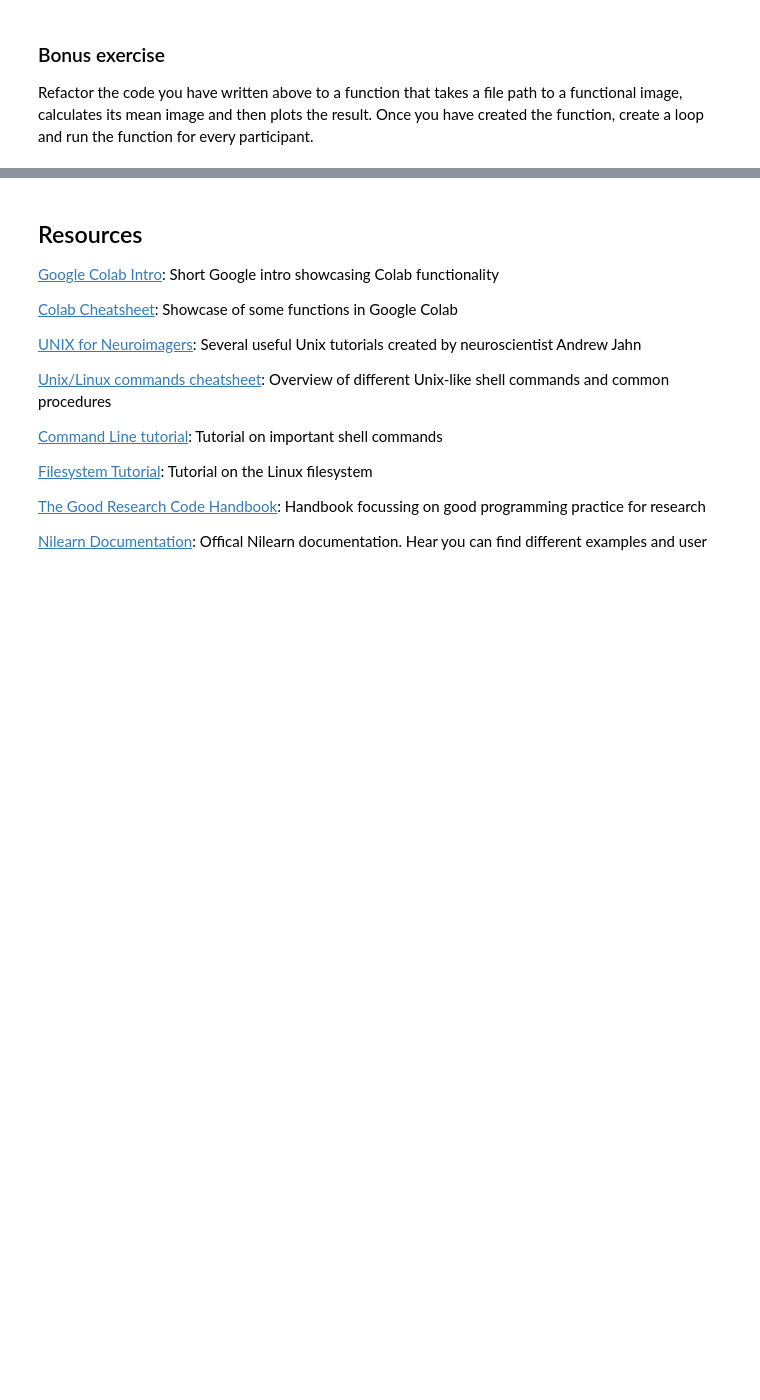
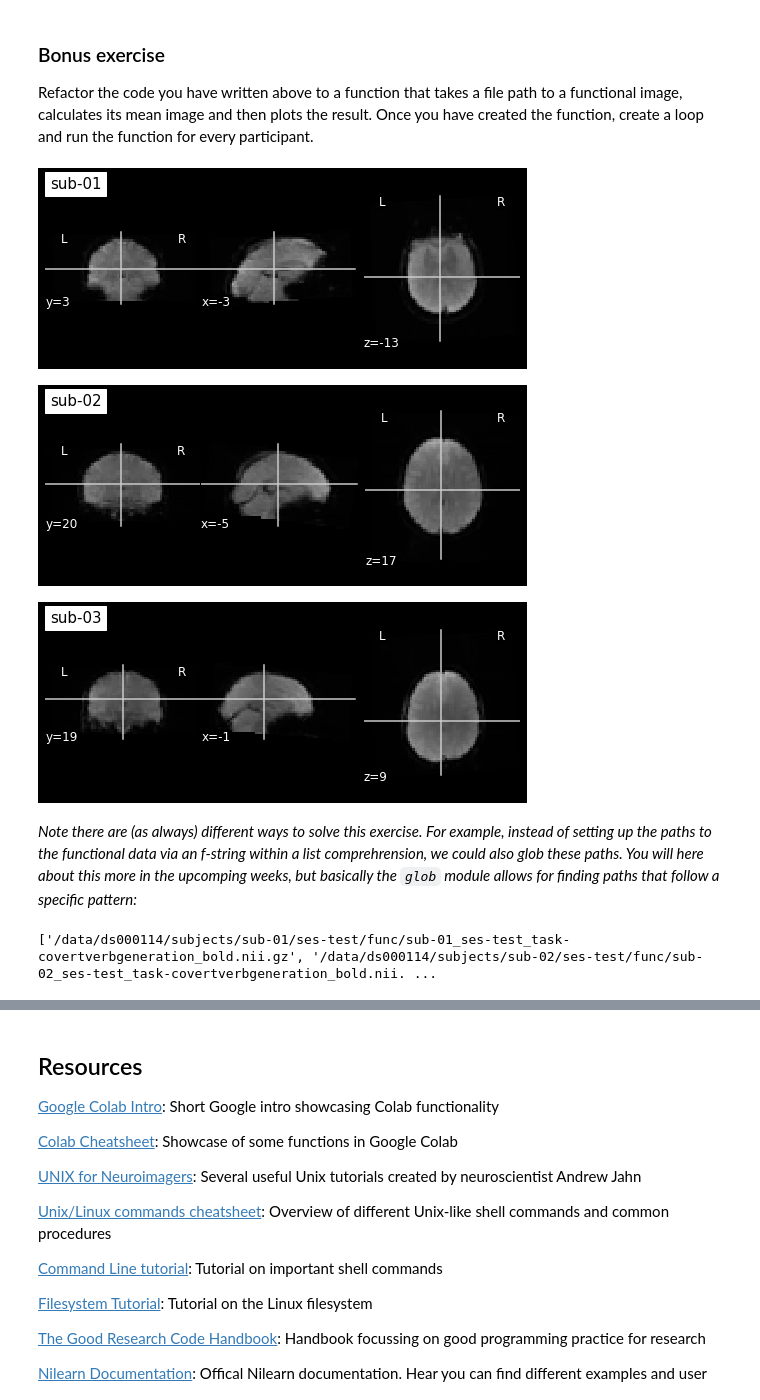
Before and after one commit to lrsktr/tewa-neuroimaging, a Jupyter notebook: 00_intro-and-quickstart/00_intro_and_quickstart.ipynb, the cells around one changed output, grey strips where cells are left out. Saved outputs shown, nothing was run; the diff lists cells and outputs as text; code cells hidden in the pictures; blank space fills up the shorter version.

Commit message:
added solution to exercise

````diff
--- a/00_intro-and-quickstart/00_intro-and-quickstart.ipynb
+++ b/00_intro-and-quickstart/00_intro_and_quickstart.ipynb
@@ -136,7 +143,32 @@ func_img = image.mean_img(" ")
 ### Bonus exercise
 
 Refactor the code you have written above to a function that takes a file path to a functional image, calculates its mean image and then plots the result. Once you have created the function, create a loop and run the function for every participant.
-# %%
-def plot_mean_img():
-    # code here
-    pass
+# %%
+def plot_mean_img(func_path, title):
+    '''Plots mean functional image'''
+
+    mean_img = image.mean_img(func_path)
+    plotting.plot_anat(mean_img, title=title)
+# %%
+# test function
+
+subject_list = ["sub-01", "sub-02", "sub-03"]
+
+func_paths = [f"{subjects_dir}{subject}/ses-test/func/{subject}_ses-test_task-covertverbgeneration_bold.nii.gz"
+              for subject in subject_list]
+
+for i, func in enumerate(func_paths, 1):
+  plot_mean_img(func, title=f"sub-{i:02d}")
+# %% [output]
+[figure, added]
+[figure, added]
+[figure, added]
+# %% [markdown]
+*Note there are (as always) different ways to solve this exercise. For example, instead of setting up the paths to the functional data via an f-string within a list comprehrension, we could also glob these paths. You will here about this more in the upcomping weeks, but basically the ```glob``` module allows for finding paths that follow a specific pattern:*
+# %%
+import glob
+
+func_paths = sorted(glob.glob(f"{subjects_dir}/**/ses-test/func/*nii.gz"))
+print(func_paths)
+# %% [output]
+['/data/ds000114/subjects/sub-01/ses-test/func/sub-01_ses-test_task-covertverbgeneration_bold.nii.gz', '/data/ds000114/subjects/sub-02/ses-test/func/sub-02_ses-test_task-covertverbgeneration_bold.nii. ...
````
Also changed, not shown: parts of 5 cells of this notebook.
